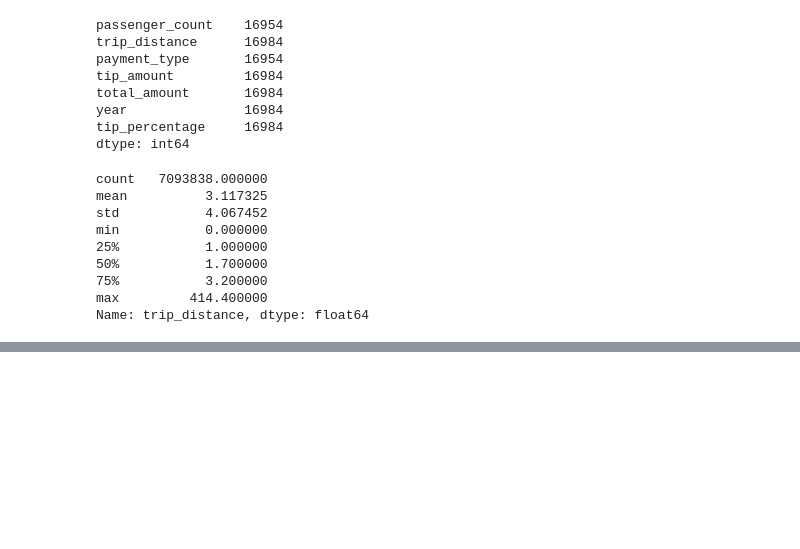
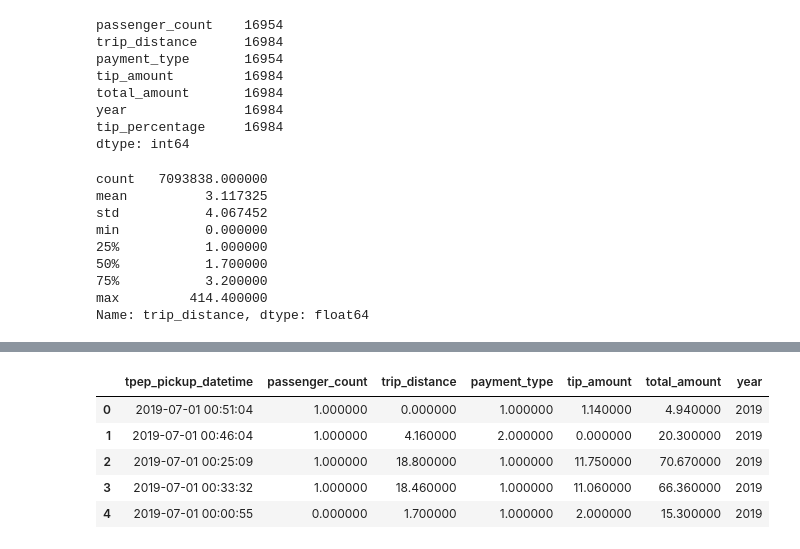
Before and after one commit to reuven/PyRVA-2021-11Nov-10, a Jupyter notebook: PyRVA - PyRVA-2021-11Nov-10.ipynb, the cells around one changed output, grey strips where cells are left out. Cells and saved outputs as stored; diff of their text form; code cells hidden in the pictures; blank space fills up the shorter version.

```diff
--- a/PyRVA - PyRVA-2021-11Nov-10.ipynb
+++ b/PyRVA - PyRVA-2021-11Nov-10.ipynb
@@ -431,0 +441,13 @@ Name: trip_distance, dtype: float64
+# %%
+df_0719 = pd.read_csv('nyc_taxi_2019-07.csv', dtype=taxi_dtypes,
+                     usecols=['passenger_count', 'total_amount', 'payment_type', 'trip_distance', 'tip_amount',
+                             'tpep_pickup_datetime', 'tpep_dropoff_datetime'],
+                     parse_dates=['tpep'])
+df_0719['year'] = 2019
+
+df_0720 = pd.read_csv('nyc_taxi_2020-07.csv', dtype=taxi_dtypes,
+                     usecols=['passenger_count', 'total_amount', 'payment_type', 'trip_distance', 'tip_amount',
+                             'tpep_pickup_datetime'])
+df_0720['year'] = 2020
+
+df = pd.concat([df_0719, df_0720])
@@ -431,0 +465,9 @@ Name: trip_distance, dtype: float64
+# %%
+df.head()
+# %% [output]
+|  | tpep_pickup_datetime | passenger_count | trip_distance | payment_type | tip_amount | total_amount | year |
+| 0 | 2019-07-01 00:51:04 | 1.000000 | 0.000000 | 1.000000 | 1.140000 | 4.940000 | 2019 |
+| 1 | 2019-07-01 00:46:04 | 1.000000 | 4.160000 | 2.000000 | 0.000000 | 20.300000 | 2019 |
+| 2 | 2019-07-01 00:25:09 | 1.000000 | 18.800000 | 1.000000 | 11.750000 | 70.670000 | 2019 |
+| 3 | 2019-07-01 00:33:32 | 1.000000 | 18.460000 | 1.000000 | 11.060000 | 66.360000 | 2019 |
+| 4 | 2019-07-01 00:00:55 | 0.000000 | 1.700000 | 1.000000 | 2.000000 | 15.300000 | 2019 |
```
Also changed, not shown: parts of 3 cells of this notebook.
